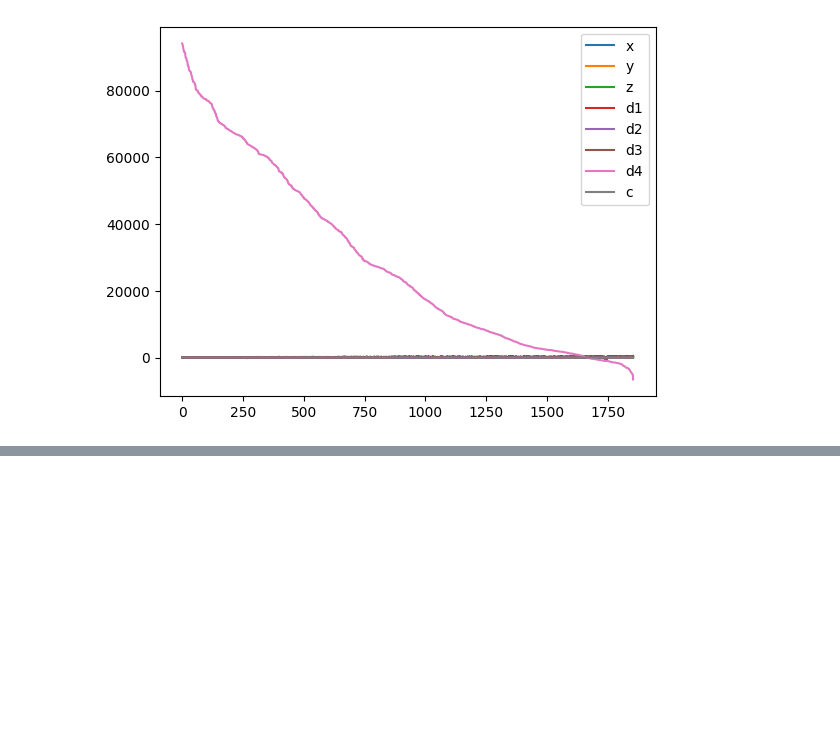
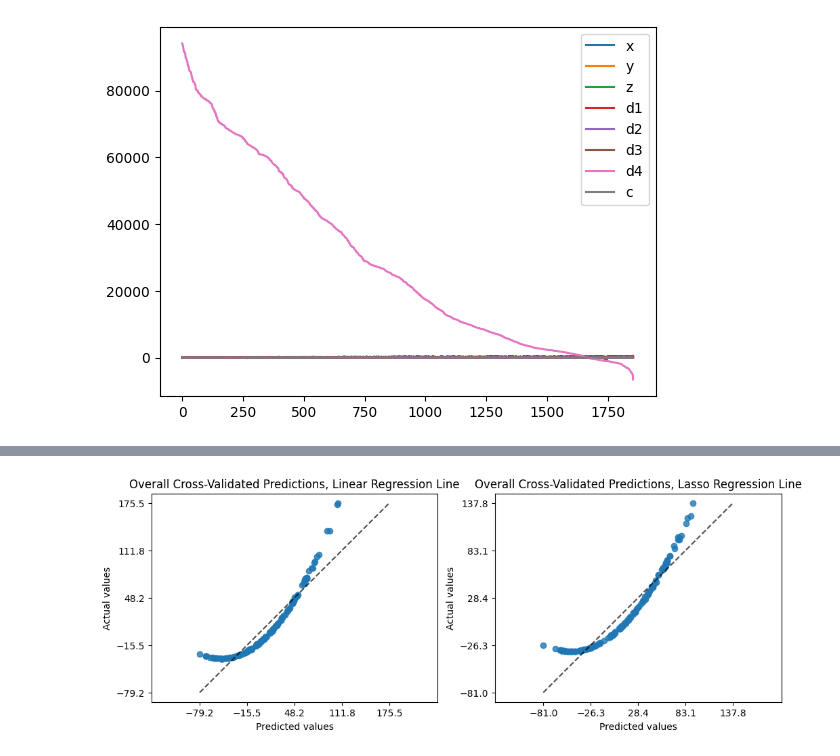
Before and after one commit to MikeyMorg/Assignment4_CS577, a Jupyter notebook: src/assignment4-2.ipynb, the cells around one changed output, grey strips where cells are left out. Saved outputs shown, nothing was run; the diff lists cells and outputs as text; code cells hidden in the pictures; blank space fills up the shorter version.

```diff
--- a/src/assignment4-2.ipynb
+++ b/src/assignment4-2.ipynb
@@ -148,0 +156,34 @@ plt.show()
+# %%
+#This looks promising! Normalize our arrays from df now
+y = df['y']
+z = df['z']
+d2 = df['d2']
+d3 = df['d3']
+d4 = df['d4']
+c = df['c']
+
+#Reshape so they can be used
+y = y.values.reshape(-1,1)
+z = z.values.reshape(-1,1)
+d2 = d2.values.reshape(-1,1)
+d3 = d3.values.reshape(-1,1)
+d4 = d4.values.reshape(-1,1)
+c = c.values.reshape(-1,1)
+# %%
+# Perform cross-validation prediction on the ENTIRE dataset
+# The 'kf' object is used internally by cross_val_predict to define the splits
+predicted_all = cross_val_predict(model, x, d2, cv=kf)
+predicted_all_lasso = cross_val_predict(lasso, x, d2, cv=kf)
+
+# Plot the overall results (Actual vs. Predicted)
+fig, ax = plt.subplots(ncols =2, figsize=(12,4))
+ax[0].set_title('Overall Cross-Validated Predictions, Linear Regression Line')
+ax[1].set_title('Overall Cross-Validated Predictions, Lasso Regression Line')
+
+PredictionErrorDisplay.from_predictions(d2, predicted_all, kind='actual_vs_predicted',
+                                        ax=ax[0], subsample=150)
+PredictionErrorDisplay.from_predictions(d2, predicted_all_lasso, kind='actual_vs_predicted',
+                                        ax=ax[1], subsample=150)
+plt.show()
+# %% [output]
+[figure, added]
```
Also changed, not shown: parts of 8 cells of this notebook.
